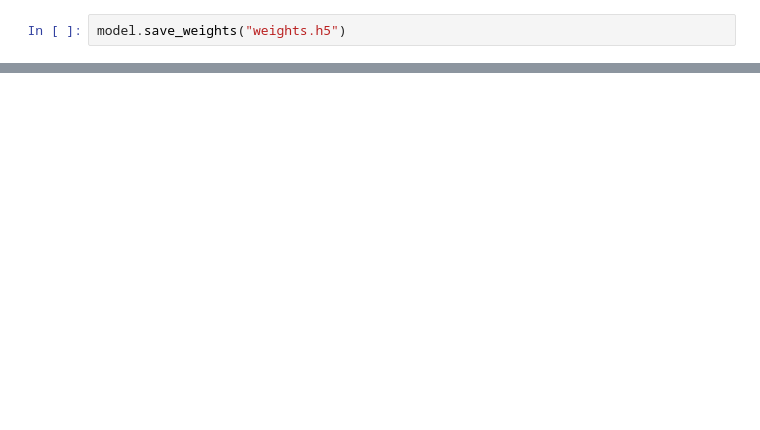
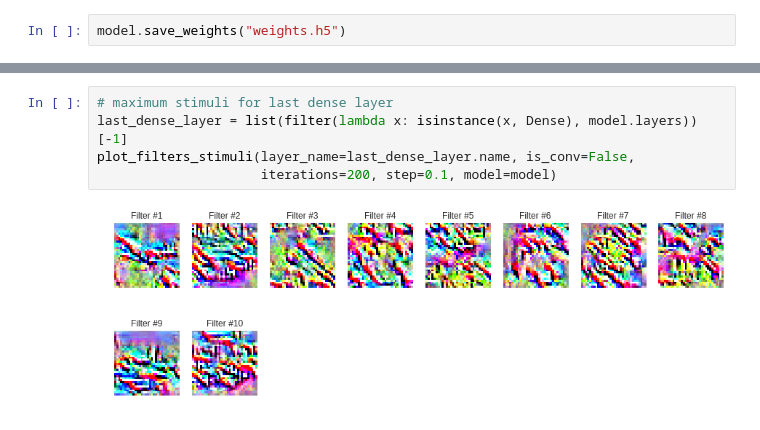
Before and after one commit to gsvenky89/Assignemnt_2_ML, a Jupyter notebook: CNN_for_CIFAR_10.ipynb, the cells around one changed output, grey strips where cells are left out. Drawn from its saved outputs; the diff is of its cells as text; blank space fills up the shorter version.

```diff
--- a/CNN_for_CIFAR_10.ipynb
+++ b/CNN_for_CIFAR_10.ipynb
@@ -216,0 +299,7 @@ model.save_weights("weights.h5")
+# %%
+# maximum stimuli for last dense layer
+last_dense_layer = list(filter(lambda x: isinstance(x, Dense), model.layers))[-1]
+plot_filters_stimuli(layer_name=last_dense_layer.name, is_conv=False,
+                     iterations=200, step=0.1, model=model)
+# %% [output]
+[figure, added]
```
Also changed, not shown: parts of 8 cells of this notebook.
